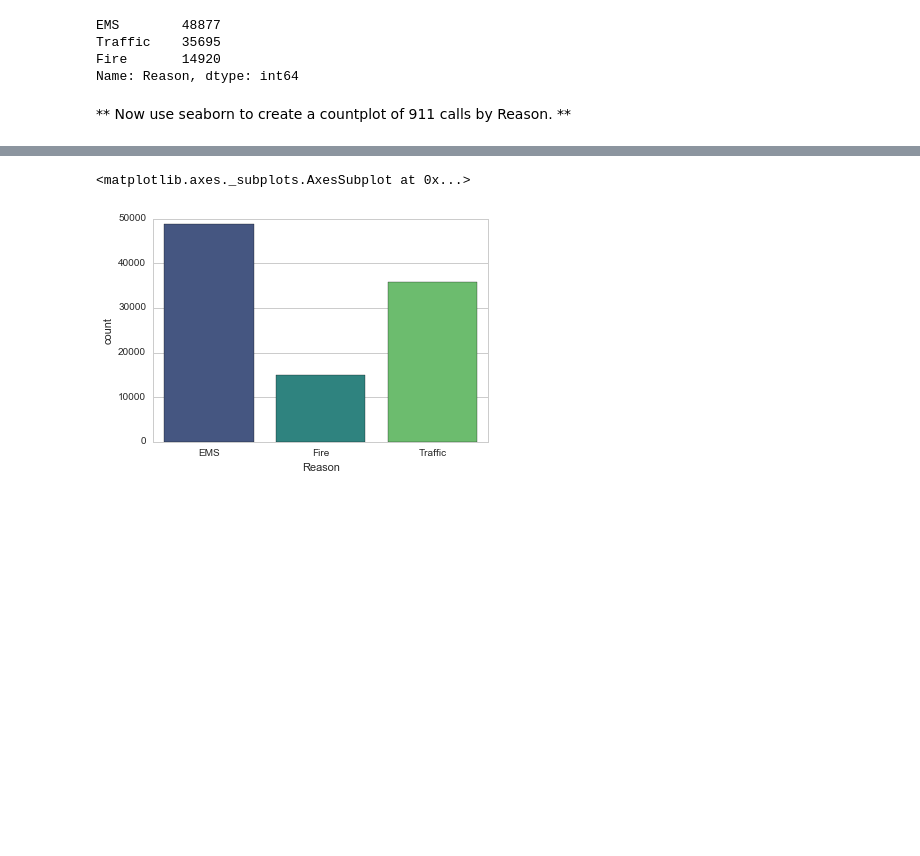
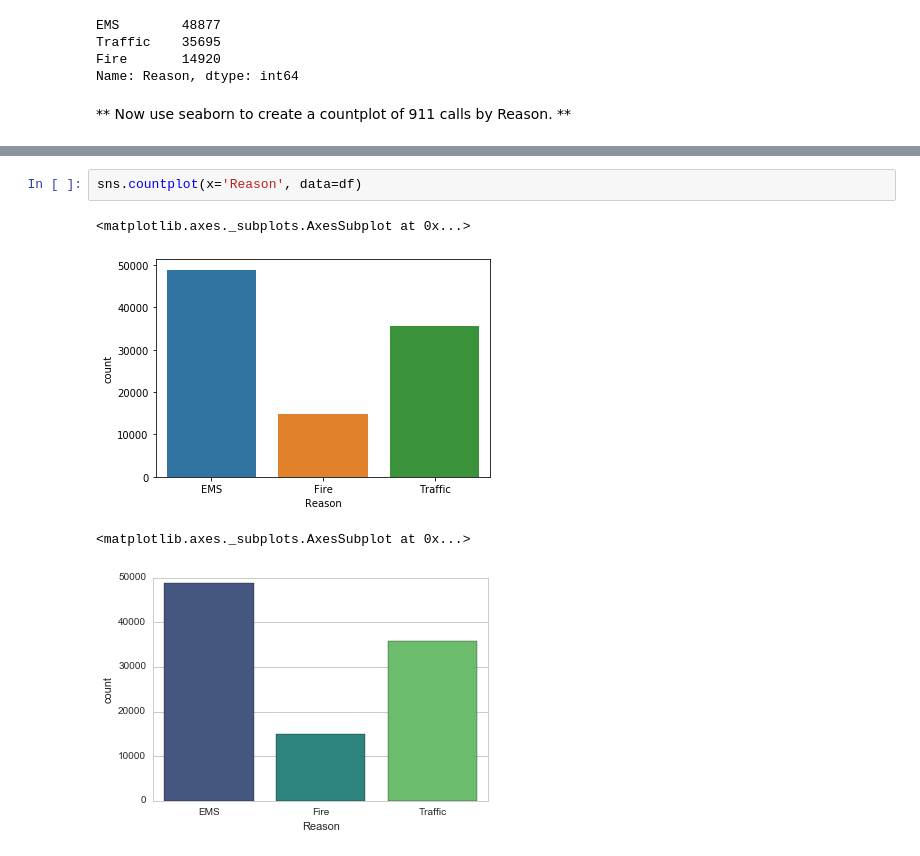
Before and after one commit to jonnohuang/Python-for-Data-Science-and-Machine-Learning-Bootcamp, a Jupyter notebook: 10-Data-Capstone-Projects/01-911 Calls Data Capstone Project.ipynb, the cells around one changed output, grey strips where cells are left out. Drawn from its saved outputs; the diff is of its cells as text; blank space fills up the shorter version.

```diff
--- a/10-Data-Capstone-Projects/01-911 Calls Data Capstone Project.ipynb
+++ b/10-Data-Capstone-Projects/01-911 Calls Data Capstone Project.ipynb
@@ -95,3 +184,8 @@ Name: Reason, dtype: int64
+# %%
+sns.countplot(x='Reason', data=df)
+# %% [output]
+<matplotlib.axes._subplots.AxesSubplot at 0x...>
+[figure, added]
 # %%
 # %% [output]
 <matplotlib.axes._subplots.AxesSubplot at 0x...>
```
Also changed, not shown: parts of 28 cells of this notebook, 45 other files.
